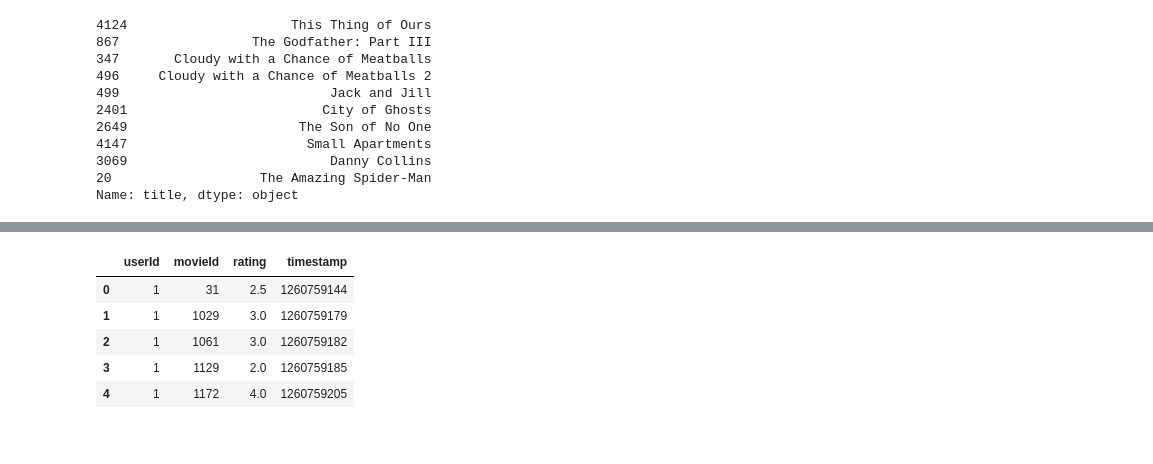
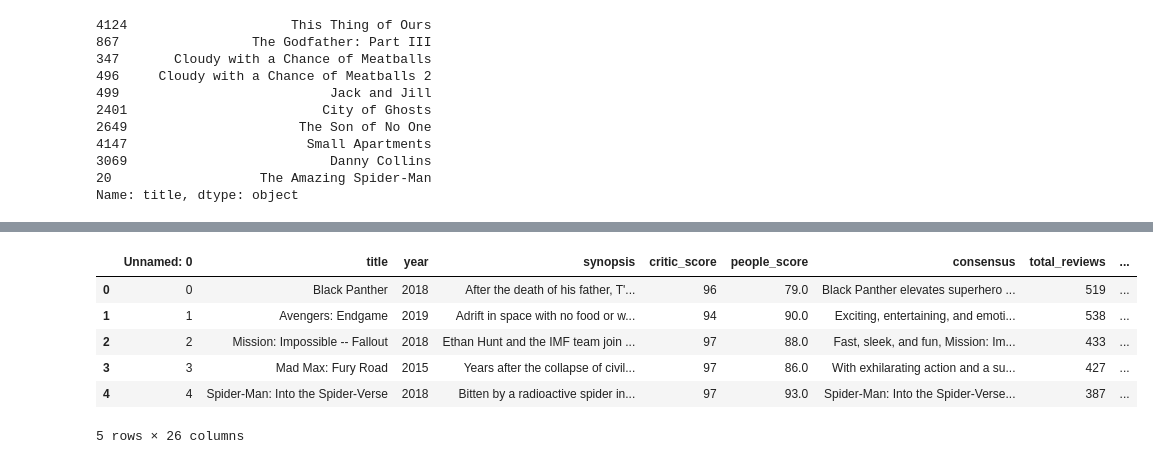
Before and after one commit to KIET-NEST-PROJECTS-KBH/D-3F-305C, a Jupyter notebook: MOVIE_RECOMMENDATION.ipynb, the cells around one changed output, grey strips where cells are left out. Drawn from its saved outputs; the diff is of its cells as text; code cells hidden in the pictures.

```diff
--- a/MOVIE_RECOMMENDATION.ipynb
+++ b/MOVIE_RECOMMENDATION.ipynb
@@ -324,13 +300,14 @@ from surprise import Reader , Dataset , SVD
 from surprise.model_selection import cross_validate
 # %%
 reader= Reader()
-ratings= pd.read_csv('ratings.csv')
+ratings= pd.read_csv("/content/rotten_tomatoes_top_movies.csv")
 ratings.head()
 # %% [output]
-|  | userId | movieId | rating | timestamp |
-| 0 | 1 | 31 | 2.5 | 1260759144 |
-| 1 | 1 | 1029 | 3.0 | 1260759179 |
-| 2 | 1 | 1061 | 3.0 | 1260759182 |
-| 3 | 1 | 1129 | 2.0 | 1260759185 |
-| 4 | 1 | 1172 | 4.0 | 1260759205 |
+|  | Unnamed: 0 | title | year | synopsis | critic_score | people_score | consensus | total_reviews | ... |
+| 0 | 0 | Black Panther | 2018 | After the death of his father, T'... | 96 | 79.0 | Black Panther elevates superhero ... | 519 | ... |
+| 1 | 1 | Avengers: Endgame | 2019 | Adrift in space with no food or w... | 94 | 90.0 | Exciting, entertaining, and emoti... | 538 | ... |
+| 2 | 2 | Mission: Impossible -- Fallout | 2018 | Ethan Hunt and the IMF team join ... | 97 | 88.0 | Fast, sleek, and fun, Mission: Im... | 433 | ... |
+| 3 | 3 | Mad Max: Fury Road | 2015 | Years after the collapse of civil... | 97 | 86.0 | With exhilarating action and a su... | 427 | ... |
+| 4 | 4 | Spider-Man: Into the Spider-Verse | 2018 | Bitten by a radioactive spider in... | 97 | 93.0 | Spider-Man: Into the Spider-Verse... | 387 | ... |
+5 rows × 26 columns
 # %%
```
Also changed, not shown: parts of 9 cells of this notebook.
